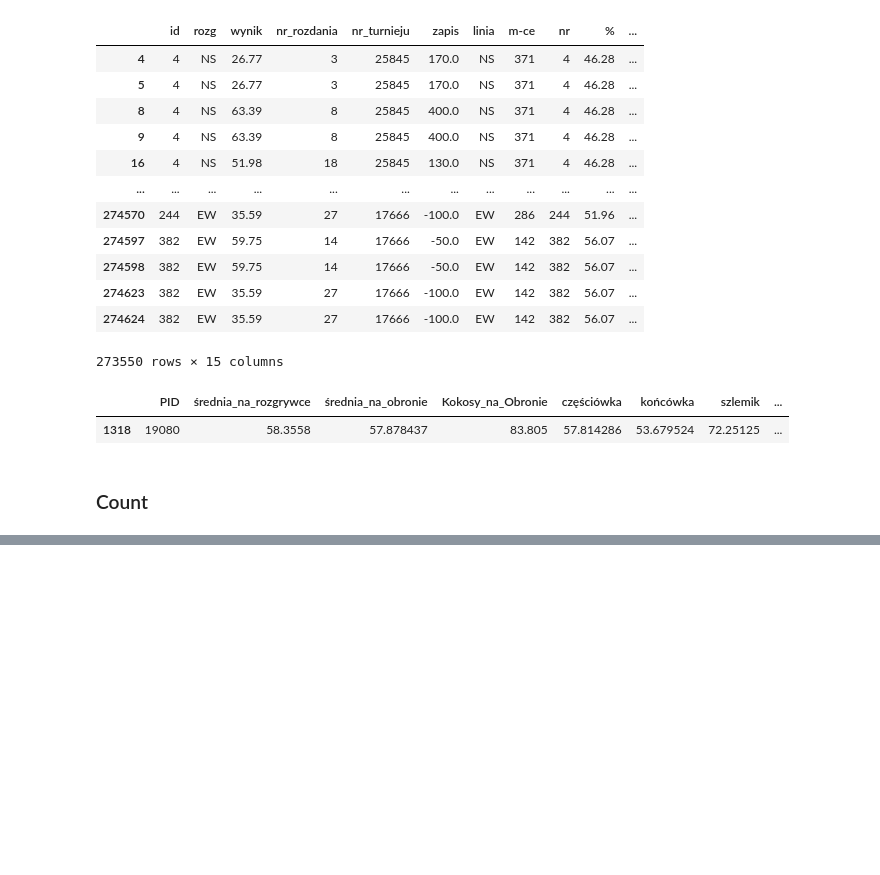
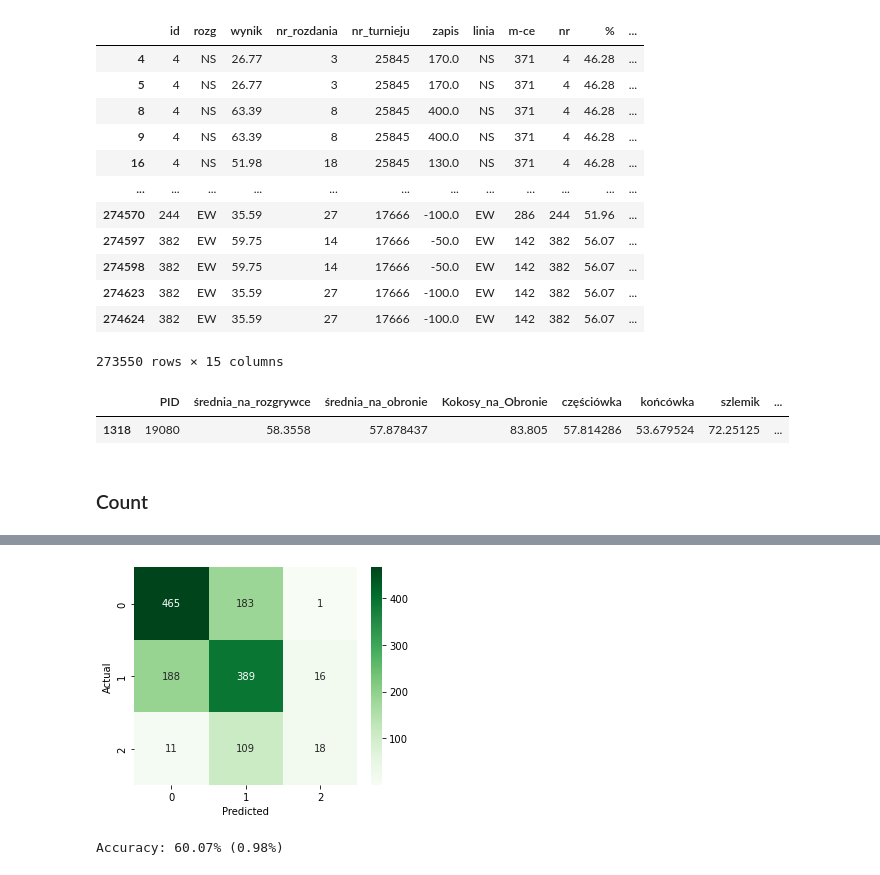
Before and after one commit to pokonek/BridgeApp, a Jupyter notebook: Web scrapping.ipynb, the cells around one changed output, grey strips where cells are left out. Drawn from its saved outputs; the diff is of its cells as text; code cells hidden in the pictures; blank space fills up the shorter version.

```diff
--- a/Web scrapping.ipynb
+++ b/Web scrapping.ipynb
@@ -699,0 +1116,4 @@ koniec.to_csv("Ostateczne.csv")
+# %%
+y_pred = model.predict(X_test)
+# Get the classification report
+print(classification_report(y_test, y_pred))
@@ -699,0 +1130,19 @@ koniec.to_csv("Ostateczne.csv")
+# %%
+array = confusion_matrix(y_test, y_pred)
+df = pd.DataFrame(array, index=['0', '1','2'], columns=[
+'0','1','2'])
+plt.figure(figsize=(5, 4))
+sn.heatmap(df, annot=True, cmap='Greens', fmt='g')
+plt.xlabel('Predicted')
+plt.ylabel('Actual')
+plt.show()
+# %% [output]
+[figure, added]
+# %%
+kfold = KFold(n_splits=3)
+# Perform K-Fold Cross Validation
+results = cross_val_score(model, X_test, y_test, cv=kfold)
+# Print the average results
+print("Accuracy: %.2f%% (%.2f%%)" % (results.mean()*100, results.std()*100))
+# %% [output]
+Accuracy: 60.07% (0.98%)
```
Also changed, not shown: parts of 59 cells of this notebook, 4 other files.
